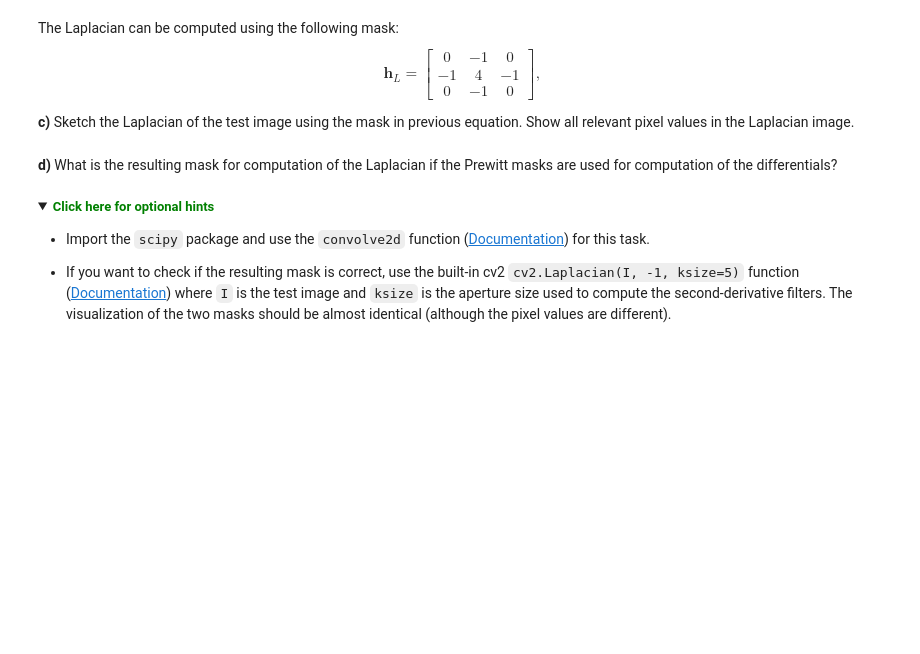
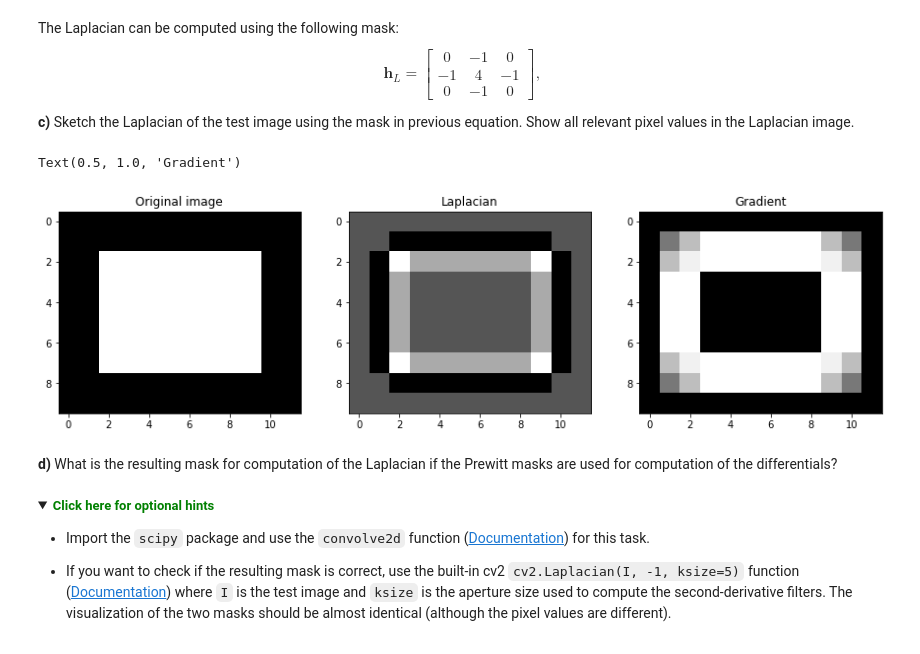
Before and after one commit to YohannesDK/ELE510, a Jupyter notebook: Lab4/LABexc4-ELE510-2022.ipynb, the cells around one changed output. Drawn from its saved outputs; the diff is of its cells as text; code cells hidden in the pictures; folded sections open; blank space fills up the shorter version.

```diff
--- a/Lab4/LABexc4-ELE510-2022.ipynb
+++ b/Lab4/LABexc4-ELE510-2022.ipynb
@@ -199,3 +421,20 @@ The Laplacian can be computed using the following mask:
+# %%
+kernel_l = np.array([[0, -1, 0],
+                     [-1, 4, -1],
+                     [0, -1, 0]])
+I_l = cv2.filter2D(I, -1, kernel_l)
+gradient_i_l = np.sqrt(I_x**2 + I_y**2)
+
+fig, ax = plt.subplots(1, 3, figsize=(15, 10))
+ax[0].imshow(I, cmap='gray')
+ax[0].set_title('Original image')
+ax[1].imshow(I_l, cmap='gray')
+ax[1].set_title('Laplacian')
+ax[2].imshow(gradient_i_l, cmap='gray')
+ax[2].set_title('Gradient')
+# %% [output]
+Text(0.5, 1.0, 'Gradient')
+[figure, added]
 # %% [markdown]
 **d)** What is the resulting mask for computation of the Laplacian if the Prewitt masks are used for computation of the differentials?
 
```
Also changed, not shown: parts of 28 cells of this notebook, 15 other files.
